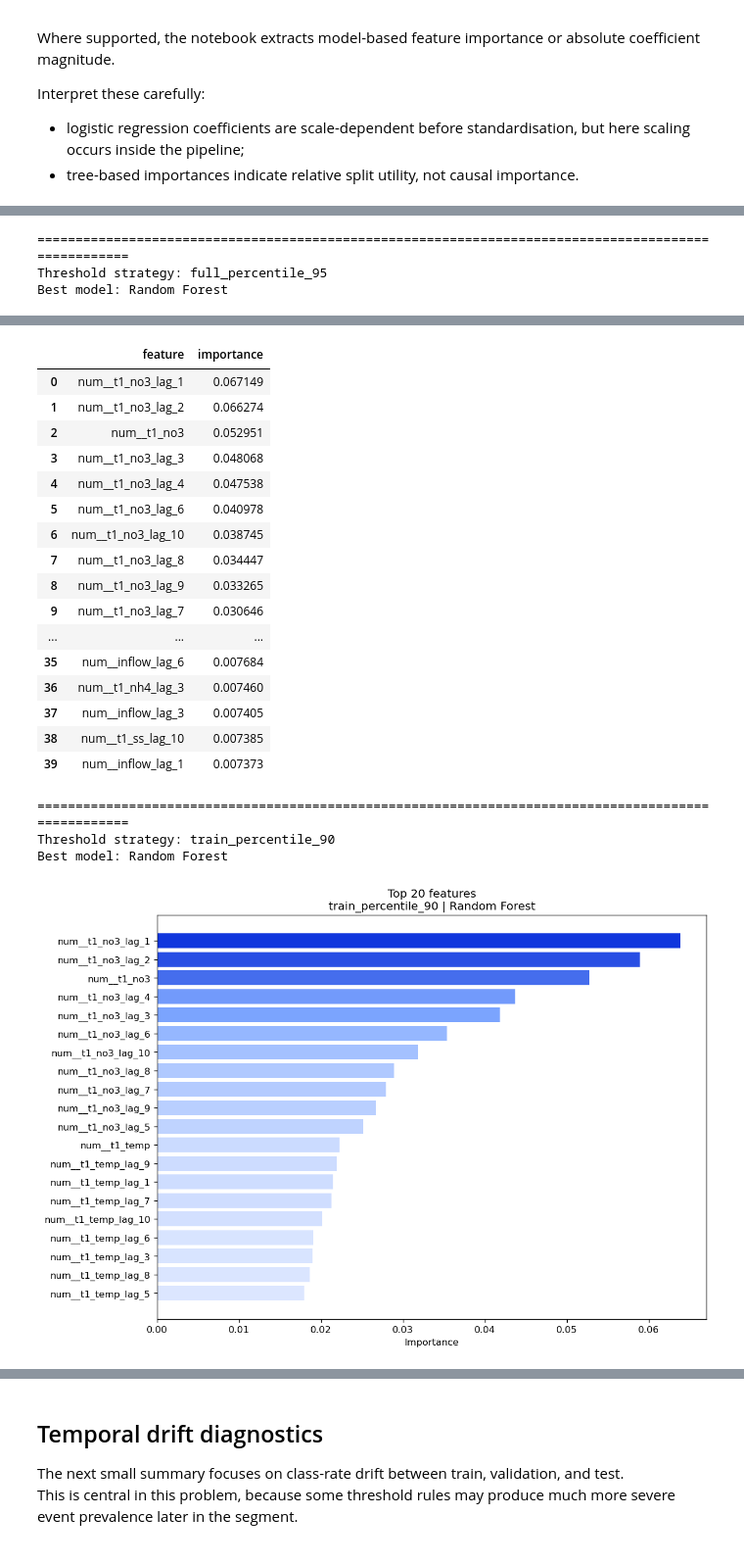
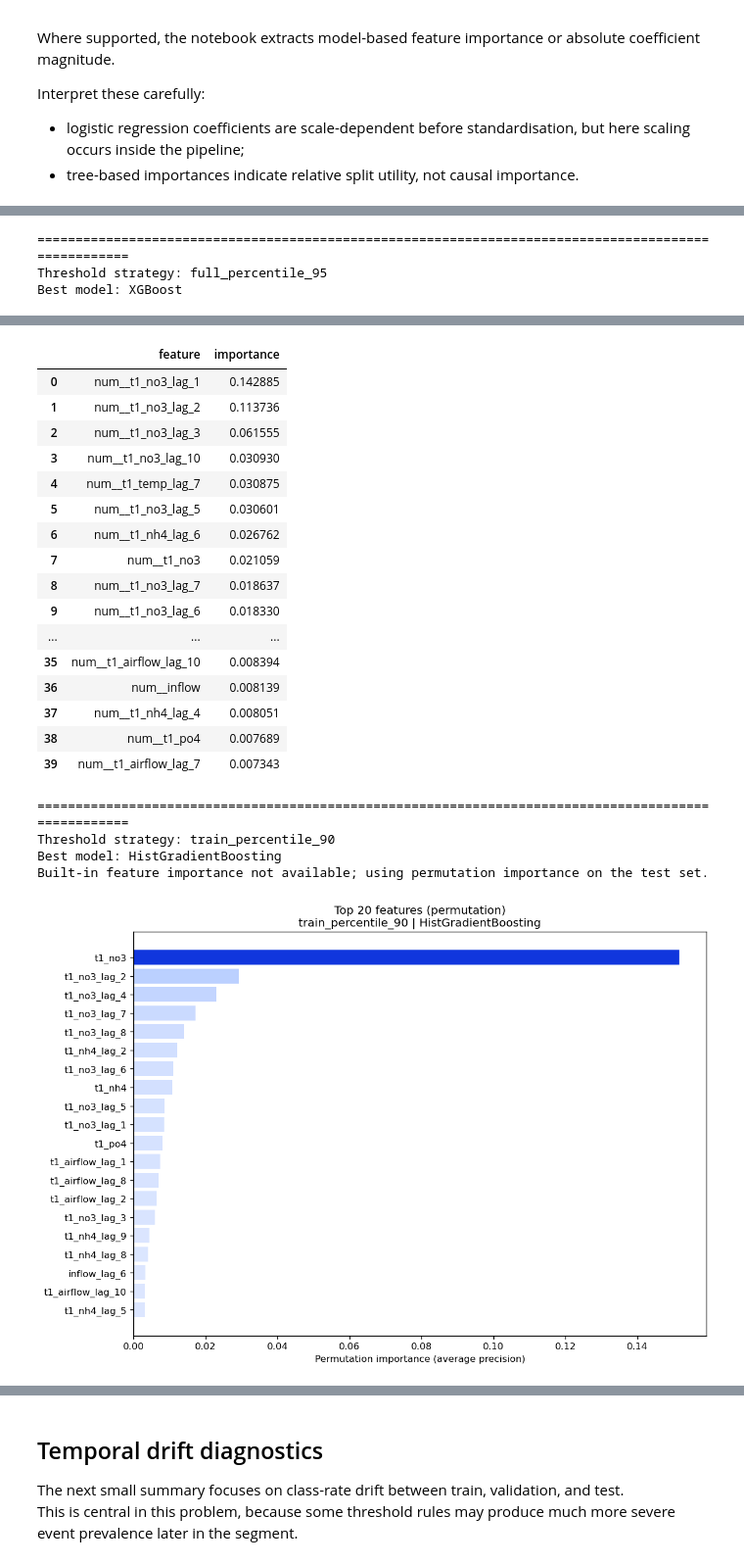
Before and after one commit to tom-mcarthur03/EDS_Design_Project, a Jupyter notebook: notebooks/classification_seg4_no_N2O.ipynb, the cells around one changed output, grey strips where cells are left out. Shown at 98% size. Saved outputs shown, nothing was run; the diff lists cells and outputs as text; code cells hidden in the pictures.

```diff
--- a/notebooks/classification_seg4_no_N2O.ipynb
+++ b/notebooks/classification_seg4_no_N2O.ipynb
@@ -161,12 +162,11 @@ def bar_colors(labels):
 # ==========================================
 
 required_columns = [
-    "time","t1_nh4","t1_no3","t1_airflow","t1_temp","t1_ss","t1_po4","inflow","Target_N2O_t+1",
+    "time","t1_nh4","t1_no3","t1_airflow","t1_temp","t1_po4","inflow","Target_N2O_t+1",
     "t1_nh4_lag_1","t1_nh4_lag_2","t1_nh4_lag_3","t1_nh4_lag_4","t1_nh4_lag_5","t1_nh4_lag_6","t1_nh4_lag_7","t1_nh4_lag_8","t1_nh4_lag_9","t1_nh4_lag_10",
     "t1_no3_lag_1","t1_no3_lag_2","t1_no3_lag_3","t1_no3_lag_4","t1_no3_lag_5","t1_no3_lag_6","t1_no3_lag_7","t1_no3_lag_8","t1_no3_lag_9","t1_no3_lag_10",
     "t1_airflow_lag_1","t1_airflow_lag_2","t1_airflow_lag_3","t1_airflow_lag_4","t1_airflow_lag_5","t1_airflow_lag_6","t1_airflow_lag_7","t1_airflow_lag_8","t1_airflow_lag_9","t1_airflow_lag_10",
     "t1_temp_lag_1","t1_temp_lag_2","t1_temp_lag_3","t1_temp_lag_4","t1_temp_lag_5","t1_temp_lag_6","t1_temp_lag_7","t1_temp_lag_8","t1_temp_lag_9","t1_temp_lag_10",
-    "t1_ss_lag_1","t1_ss_lag_2","t1_ss_lag_3","t1_ss_lag_4","t1_ss_lag_5","t1_ss_lag_6","t1_ss_lag_7","t1_ss_lag_8","t1_ss_lag_9","t1_ss_lag_10",
     "t1_po4_lag_1","t1_po4_lag_2","t1_po4_lag_3","t1_po4_lag_4","t1_po4_lag_5","t1_po4_lag_6","t1_po4_lag_7","t1_po4_lag_8","t1_po4_lag_9","t1_po4_lag_10",
     "inflow_lag_1","inflow_lag_2","inflow_lag_3","inflow_lag_4","inflow_lag_5","inflow_lag_6","inflow_lag_7","inflow_lag_8","inflow_lag_9","inflow_lag_10"
 ]
@@ -283,7 +283,7 @@ This matches the requested structure and preserves time ordering.
 # 4. Chronological train/val/test split
 # ============================
 
-def chronological_split(df, train_frac=0.70, val_frac=0.15):
+def chronological_split(df, train_frac=0.60, val_frac=0.2):
     n = len(df)
     train_end = int(np.floor(n * train_frac))
     val_end = int(np.floor(n * (train_frac + val_frac)))
@@ -925,7 +927,7 @@ for _, strategy_row in threshold_strategies.iterrows():
             y_true=y_val,
             y_prob=val_prob,
             threshold_grid=DECISION_THRESHOLD_GRID,
-            objective="recall"
+            objective="f1"
         )
 
         val_metrics, val_cm, val_pred = compute_metrics_from_predictions(y_val, val_prob, decision_threshold=best_thr)
@@ -969,6 +971,7 @@ for _, strategy_row in threshold_strategies.iterrows():
             "y_train": y_train,
             "y_val": y_val,
             "y_test": y_test,
+            "X_test": X_test,
             "val_prob": val_prob,
             "test_prob": test_prob,
             "val_cm": val_cm,
@@ -984,7 +987,12 @@ if results_df.empty:
     raise RuntimeError("No valid model/threshold combinations could be evaluated. Check class balance and threshold choices.")
 
 print("Completed modelling loop.")
-display(results_df.sort_values(["test_pr_auc", "test_f1"], ascending=False).head(20))
+display(
+    results_df.sort_values(
+        ["val_pr_auc", "val_recall", "val_f1"],
+        ascending=False
+    ).head(20)
+)
 # %% [output]
 ====================================================================================================
 Running strategy: train_percentile_90 | threshold = 0.378148
@@ -1032,7 +1040,7 @@ For imbalanced classification, **PR-AUC** and **F1** are often more informative
 # ===========================
 
 ranked_results = results_df.sort_values(
-    by=["test_pr_auc", "test_f1", "test_balanced_accuracy"],
+    by=["val_pr_auc", "val_recall", "val_f1"],
     ascending=False
 ).reset_index(drop=True)
 
@@ -1254,11 +1260,14 @@ imperial_seq_blue = LinearSegmentedColormap.from_list(
 )
 
 best_per_threshold = (
-    results_df.loc[results_df.groupby("strategy_name")["test_f1"].idxmax(), [
+    results_df.loc[results_df.groupby("strategy_name")["val_pr_auc"].idxmax(), [
         "strategy_name",
         "model",
         "event_threshold_value",
         "selected_decision_threshold",
+        "val_pr_auc",
+        "val_f1",
+        "val_balanced_accuracy",
         "test_f1",
         "test_pr_auc",
         "test_balanced_accuracy",
@@ -1279,9 +1288,9 @@ for _, row in best_per_threshold.iterrows():
     print(f"Threshold strategy: {strategy_name}")
     print(f"Best model: {model_name}")
 
-    artifact = all_artifacts[strategy_name][model_name]
-    fitted_model = artifact["fitted_model"]
-    importance_df = artifact["feature_importance"]
+    artefact = all_artefacts[strategy_name][model_name]
+    fitted_model = artefact["fitted_model"]
+    importance_df = artefact["feature_importance"]
 
     # Case 1: built-in importance/coefficient is available
     if importance_df is not None and not importance_df.empty:
@@ -1311,17 +1320,22 @@ for _, row in best_per_threshold.iterrows():
     else:
         print("Built-in feature importance not available; using permutation importance on the test set.")
 
+        X_test_local = artefact["X_test"]
+        y_test_local = artefact["y_test"]
+
         perm_result = permutation_importance(
             fitted_model,
-            X_test,
-            artifact["y_test"],
+            X_test_local,
+            y_test_local,
             n_repeats=10,
             random_state=RANDOM_STATE,
-            scoring="f1"
+            scoring="average_precision"
         )
 
+        feature_names = X_test_local.columns if hasattr(X_test_local, "columns") else feature_columns
+
         perm_importance_df = pd.DataFrame({
-            "feature": feature_columns,
+            "feature": feature_names,
             "importance": perm_result.importances_mean,
             "importance_std": perm_result.importances_std
         }).sort_values("importance", ascending=False).reset_index(drop=True)
@@ -1341,7 +1355,7 @@ for _, row in best_per_threshold.iterrows():
             top_imp["importance"],
             color=bar_colors
         )
-        plt.xlabel("Permutation importance")
+        plt.xlabel("Permutation importance (average precision)")
         plt.title(f"Top {top_k} features (permutation)\n{strategy_name} | {model_name}")
         plt.tight_layout()
         plt.show()
@@ -1377,3 +1392,3 @@ Best model: Random Forest
 ====================================================================================================
 Threshold strategy: full_percentile_95
-Best model: Random Forest
+Best model: XGBoost
@@ -1381,21 +1396,22 @@ Best model: Random Forest
 |  | feature | importance |
-| 0 | num__t1_no3_lag_1 | 0.067149 |
-| 1 | num__t1_no3_lag_2 | 0.066274 |
-| 2 | num__t1_no3 | 0.052951 |
-| 3 | num__t1_no3_lag_3 | 0.048068 |
-| 4 | num__t1_no3_lag_4 | 0.047538 |
-| 5 | num__t1_no3_lag_6 | 0.040978 |
-| 6 | num__t1_no3_lag_10 | 0.038745 |
-| 7 | num__t1_no3_lag_8 | 0.034447 |
-| 8 | num__t1_no3_lag_9 | 0.033265 |
-| 9 | num__t1_no3_lag_7 | 0.030646 |
+| 0 | num__t1_no3_lag_1 | 0.142885 |
+| 1 | num__t1_no3_lag_2 | 0.113736 |
+| 2 | num__t1_no3_lag_3 | 0.061555 |
+| 3 | num__t1_no3_lag_10 | 0.030930 |
+| 4 | num__t1_temp_lag_7 | 0.030875 |
+| 5 | num__t1_no3_lag_5 | 0.030601 |
+| 6 | num__t1_nh4_lag_6 | 0.026762 |
+| 7 | num__t1_no3 | 0.021059 |
+| 8 | num__t1_no3_lag_7 | 0.018637 |
+| 9 | num__t1_no3_lag_6 | 0.018330 |
 | ... | ... | ... |
-| 35 | num__inflow_lag_6 | 0.007684 |
-| 36 | num__t1_nh4_lag_3 | 0.007460 |
-| 37 | num__inflow_lag_3 | 0.007405 |
-| 38 | num__t1_ss_lag_10 | 0.007385 |
-| 39 | num__inflow_lag_1 | 0.007373 |
+| 35 | num__t1_airflow_lag_10 | 0.008394 |
+| 36 | num__inflow | 0.008139 |
+| 37 | num__t1_nh4_lag_4 | 0.008051 |
+| 38 | num__t1_po4 | 0.007689 |
+| 39 | num__t1_airflow_lag_7 | 0.007343 |
 ====================================================================================================
 Threshold strategy: train_percentile_90
-Best model: Random Forest
+Best model: HistGradientBoosting
+Built-in feature importance not available; using permutation importance on the test set.
-[figure, old version]
+[figure, new version]
```
Also changed, not shown: parts of 20 cells of this notebook, 1 other file.
